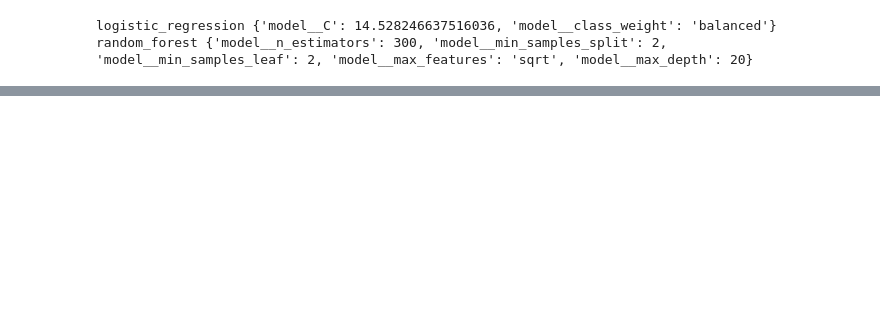
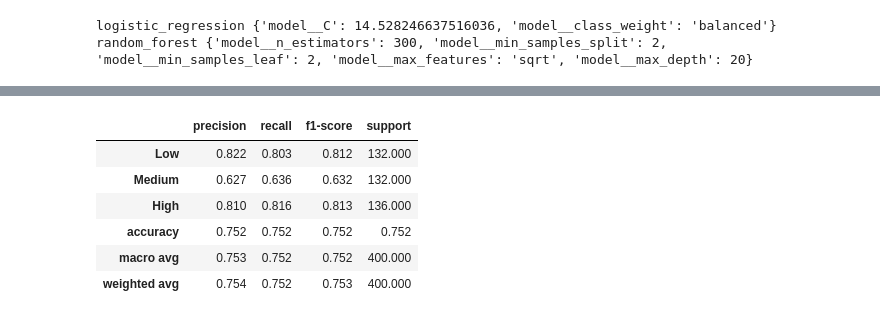
Before and after one commit to oelaimar/student-mh-risk-predictor, a Jupyter notebook: notebooks/02_modeling.ipynb, the cells around one changed output, grey strips where cells are left out. Drawn from its saved outputs; the diff is of its cells as text; code cells hidden in the pictures; blank space fills up the shorter version.

```diff
--- a/notebooks/02_modeling.ipynb
+++ b/notebooks/02_modeling.ipynb
@@ -98,0 +105,7 @@ random_forest {'model__n_estimators': 300, 'model__min_samples_split': 2, 'model
+# %%
+from src.train import step_evaluate
+
+metrics = step_evaluate(model_path, paths["test"])
+keys = ["accuracy", "precision_macro", "recall_macro", "f1_macro", "roc_auc_ovr",
+        "positive_class_recall", "high_predicted_as_low"]
+pd.Series({k: metrics[k] for k in keys}).round(3)
@@ -98,0 +122,10 @@ random_forest {'model__n_estimators': 300, 'model__min_samples_split': 2, 'model
+# %%
+pd.DataFrame(metrics["classification_report"]).T.round(3)
+# %% [output]
+|  | precision | recall | f1-score | support |
+| Low | 0.822 | 0.803 | 0.812 | 132.000 |
+| Medium | 0.627 | 0.636 | 0.632 | 132.000 |
+| High | 0.810 | 0.816 | 0.813 | 136.000 |
+| accuracy | 0.752 | 0.752 | 0.752 | 0.752 |
+| macro avg | 0.753 | 0.752 | 0.752 | 400.000 |
+| weighted avg | 0.754 | 0.752 | 0.753 | 400.000 |
```
Also changed, not shown: parts of 16 cells of this notebook, 12 other files.
